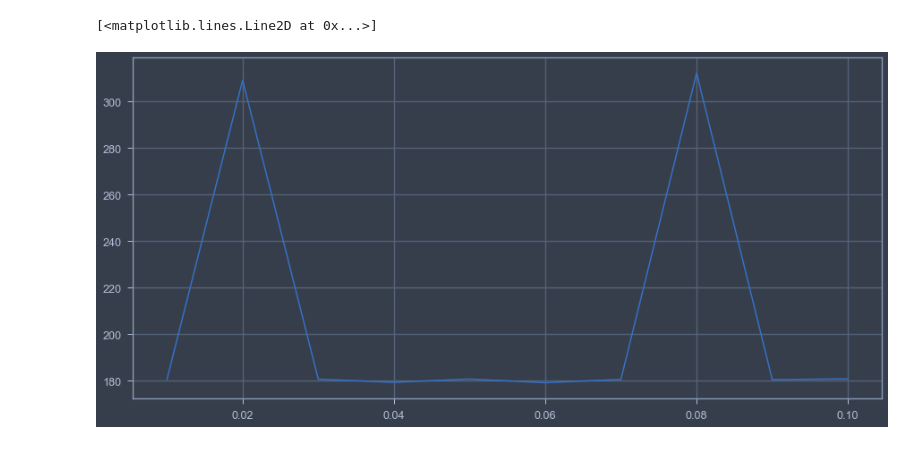
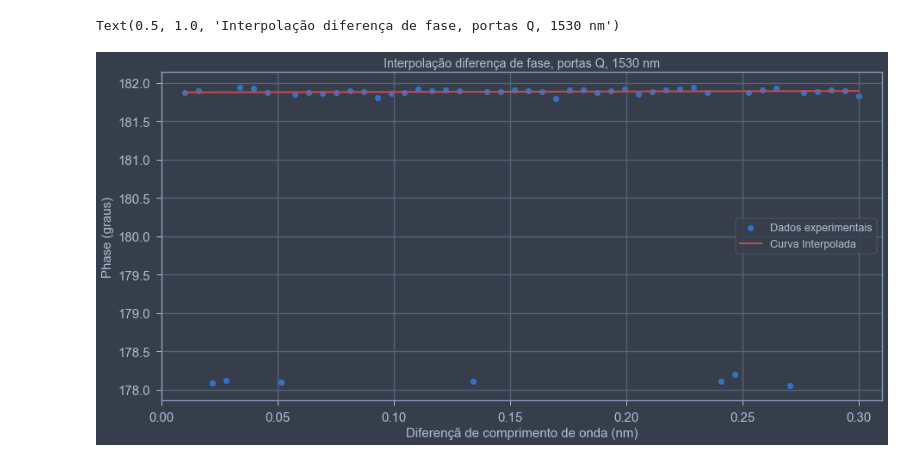
Before and after one commit to LucasLobo7/Hybrid, a Jupyter notebook: icp/PhaseError.ipynb, the cells around one changed output. Drawn from its saved outputs; the diff is of its cells as text; code cells hidden in the pictures.

```diff
--- a/icp/PhaseError.ipynb
+++ b/icp/PhaseError.ipynb
@@ -248,5 +270,0 @@ o
-# %%
-plt.plot(freqdif,Phasedif[0]*180/np.pi)
-# %% [output]
-[<matplotlib.lines.Line2D at 0x...>]
-[figure, removed]
@@ -252,0 +335,13 @@ plt.plot(freqdif,Phasedif[0]*180/np.pi)
+# %%
+plt.scatter(freqdif,PhasedifQn[0]*180/np.pi,label='Dados experimentais')
+plt.plot(freqdif,linear(freqdif,cofQ[0][0],cofQ[0][1])*180/np.pi,'r',label='Curva Interpolada',linewidth=2)
+plt.xlim(0,0.31)
+plt.xlabel(r'Diferençã de comprimento de onda (nm)',fontsize =15)
+plt.ylabel(r'Phase (graus)',fontsize =15)
+plt.xticks(fontsize =15)
+plt.yticks(fontsize =15)
+plt.legend()
+plt.title('Interpolação diferença de fase, portas Q, 1530 nm')
+# %% [output]
+Text(0.5, 1.0, 'Interpolação diferença de fase, portas Q, 1530 nm')
+[figure, added]
```
Also changed, not shown: parts of 16 cells of this notebook, 20 other files.
